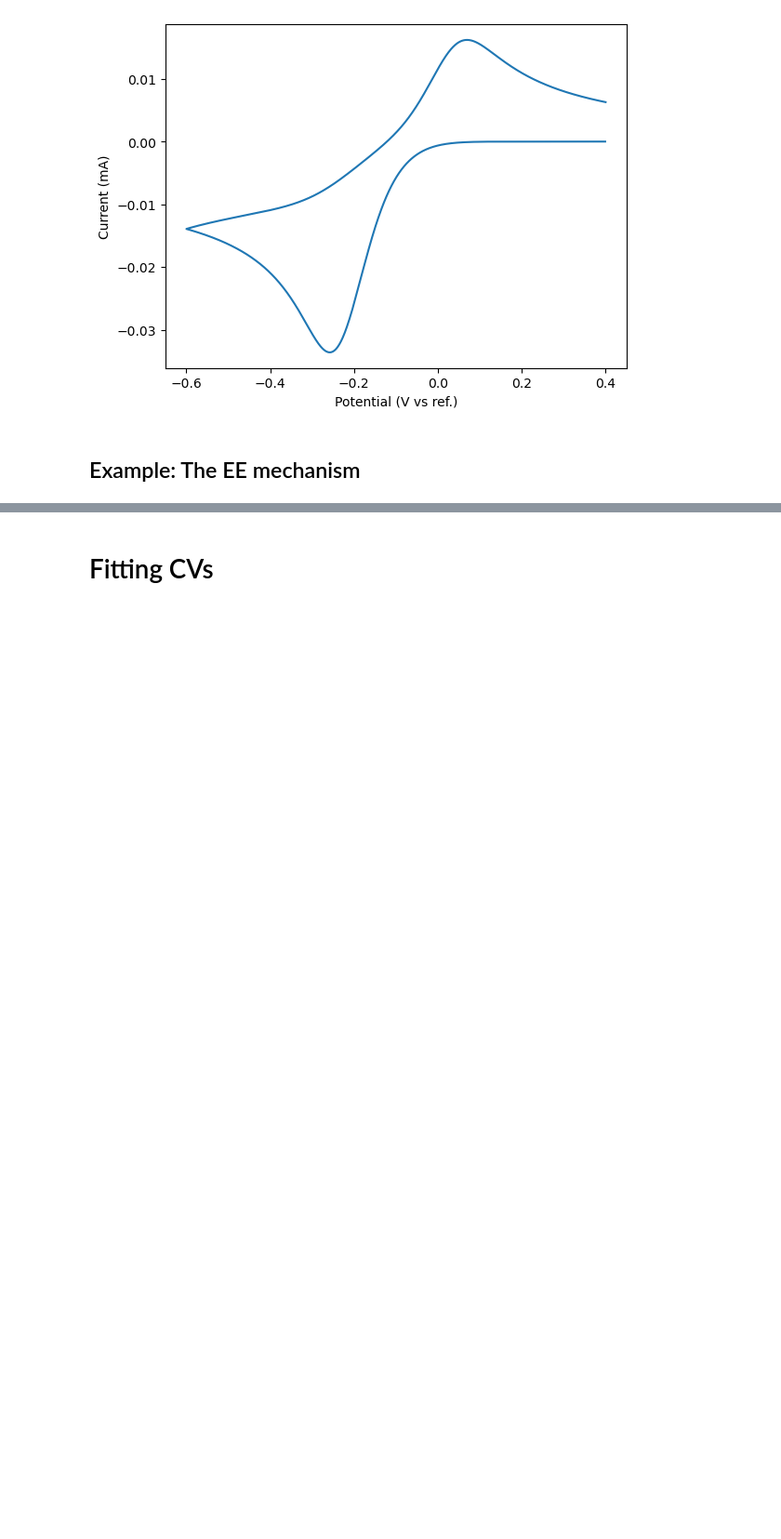
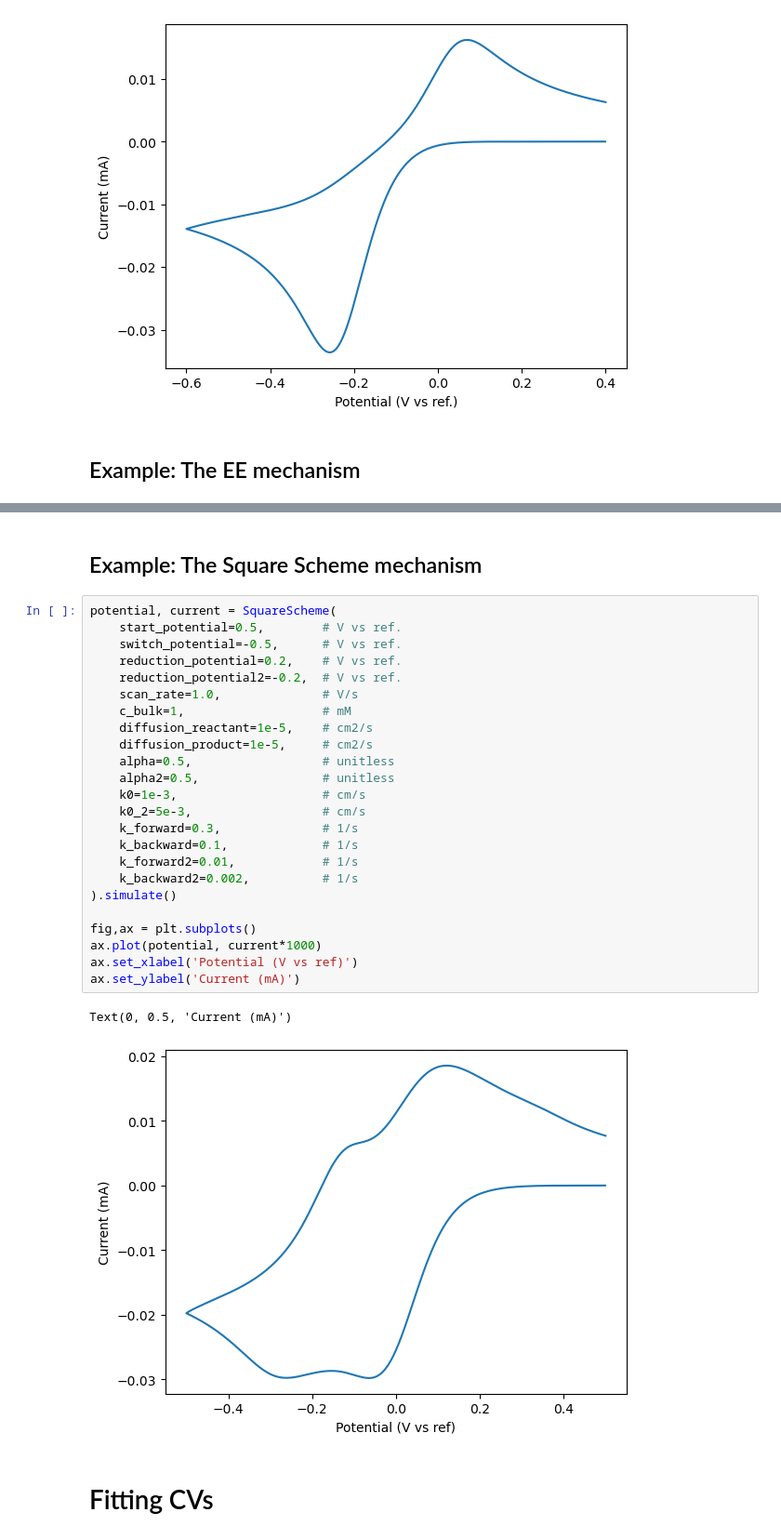
Before and after one commit to ericfell/CVsim, a Jupyter notebook: docs/source/examples/cvsim_examples.ipynb, the cells around one changed output, grey strips where cells are left out. Shown at 93% size. Saved outputs shown, nothing was run; the diff lists cells and outputs as text; blank space fills up the shorter version.

```diff
--- a/docs/source/examples/cvsim_examples.ipynb
+++ b/docs/source/examples/cvsim_examples.ipynb
@@ -105,6 +101,35 @@ ax.set_ylabel('Current (mA)')
 # %% [output]
 Text(0, 0.5, 'Current (mA)')
 [figure]
+# %% [markdown]
+## Example: The Square Scheme mechanism
+# %%
+potential, current = SquareScheme(
+    start_potential=0.5,        # V vs ref.
+    switch_potential=-0.5,      # V vs ref.
+    reduction_potential=0.2,    # V vs ref.
+    reduction_potential2=-0.2,  # V vs ref.
+    scan_rate=1.0,              # V/s
+    c_bulk=1,                   # mM
+    diffusion_reactant=1e-5,    # cm2/s
+    diffusion_product=1e-5,     # cm2/s
+    alpha=0.5,                  # unitless
+    alpha2=0.5,                 # unitless
+    k0=1e-3,                    # cm/s
+    k0_2=5e-3,                  # cm/s
+    k_forward=0.3,              # 1/s
+    k_backward=0.1,             # 1/s
+    k_forward2=0.01,            # 1/s
+    k_backward2=0.002,          # 1/s
+).simulate()
+
+fig,ax = plt.subplots()
+ax.plot(potential, current*1000)
+ax.set_xlabel('Potential (V vs ref)')
+ax.set_ylabel('Current (mA)')
+# %% [output]
+Text(0, 0.5, 'Current (mA)')
+[figure, added]
 # %% [markdown]
 # Fitting CVs
 # %% [markdown]
```
Also changed, not shown: parts of 6 cells of this notebook.
